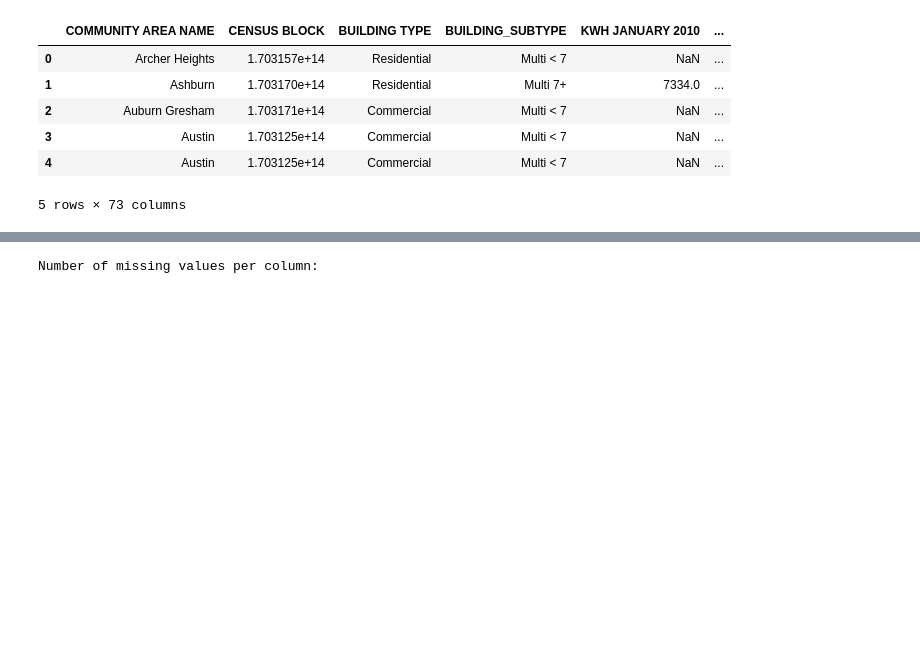
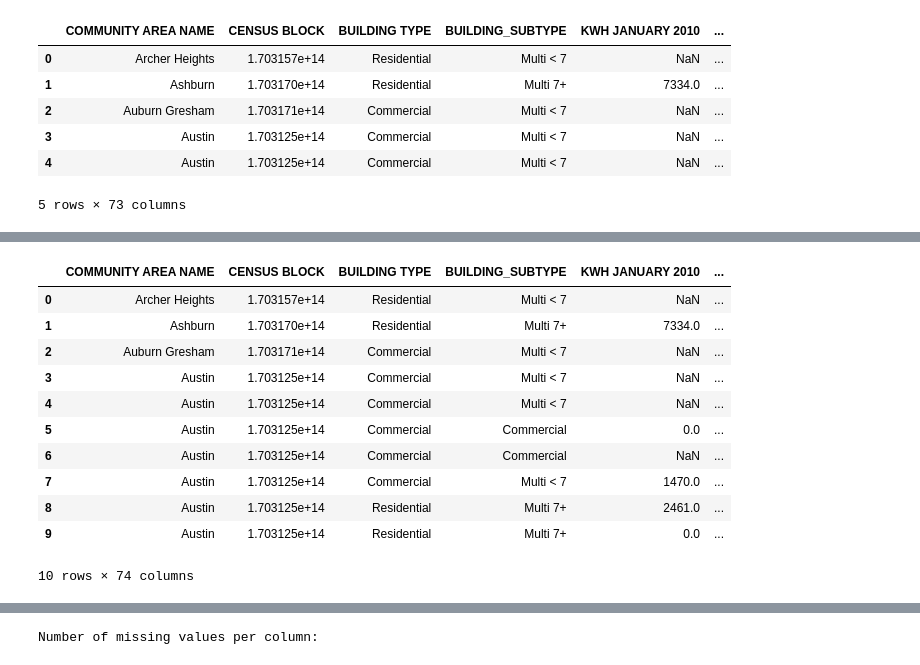
Before and after one commit to KaveeshaW/cs418_energy_usage, a Jupyter notebook: final_project.ipynb, the cells around one changed output, grey strips where cells are left out. Cells and saved outputs as stored; diff of their text form; code cells hidden in the pictures; blank space fills up the shorter version.

```diff
--- a/final_project.ipynb
+++ b/final_project.ipynb
@@ -44,0 +47,25 @@ energy_data.describe()
+# %%
+# got help from https://www.delftstack.com/howto/python-pandas/how-to-create-dataframe-column-based-on-given-condition-in-pandas/
+decideEnergyLabel = [
+    (energy_data['TOTAL KWH'] < 42951) ,
+    (energy_data['TOTAL KWH'] >= 42951) & (energy_data['TOTAL KWH'] < 128844.5),
+    (energy_data['TOTAL KWH'] >= 128844.5)]
+# 1 corresponds with low, 2 corresponds with medium, and 3 corresponds with high
+# I have it in numbers because when you try to scale the data it gives an error expecting to see numbers, not strings
+# I put None for default so that it would probably be removed when cleaning the data
+energyLabel = [1, 2, 3]
+energy_data['energy_label'] = np.select(decideEnergyLabel, energyLabel, default=None)
+energy_data.head(10)
+# %% [output]
+|  | COMMUNITY AREA NAME | CENSUS BLOCK | BUILDING TYPE | BUILDING_SUBTYPE | KWH JANUARY 2010 | ... |
+| 0 | Archer Heights | 1.703157e+14 | Residential | Multi < 7 | NaN | ... |
+| 1 | Ashburn | 1.703170e+14 | Residential | Multi 7+ | 7334.0 | ... |
+| 2 | Auburn Gresham | 1.703171e+14 | Commercial | Multi < 7 | NaN | ... |
+| 3 | Austin | 1.703125e+14 | Commercial | Multi < 7 | NaN | ... |
+| 4 | Austin | 1.703125e+14 | Commercial | Multi < 7 | NaN | ... |
+| 5 | Austin | 1.703125e+14 | Commercial | Commercial | 0.0 | ... |
+| 6 | Austin | 1.703125e+14 | Commercial | Commercial | NaN | ... |
+| 7 | Austin | 1.703125e+14 | Commercial | Multi < 7 | 1470.0 | ... |
+| 8 | Austin | 1.703125e+14 | Residential | Multi 7+ | 2461.0 | ... |
+| 9 | Austin | 1.703125e+14 | Residential | Multi 7+ | 0.0 | ... |
+10 rows × 74 columns
```
Also changed, not shown: parts of 16 cells of this notebook.
